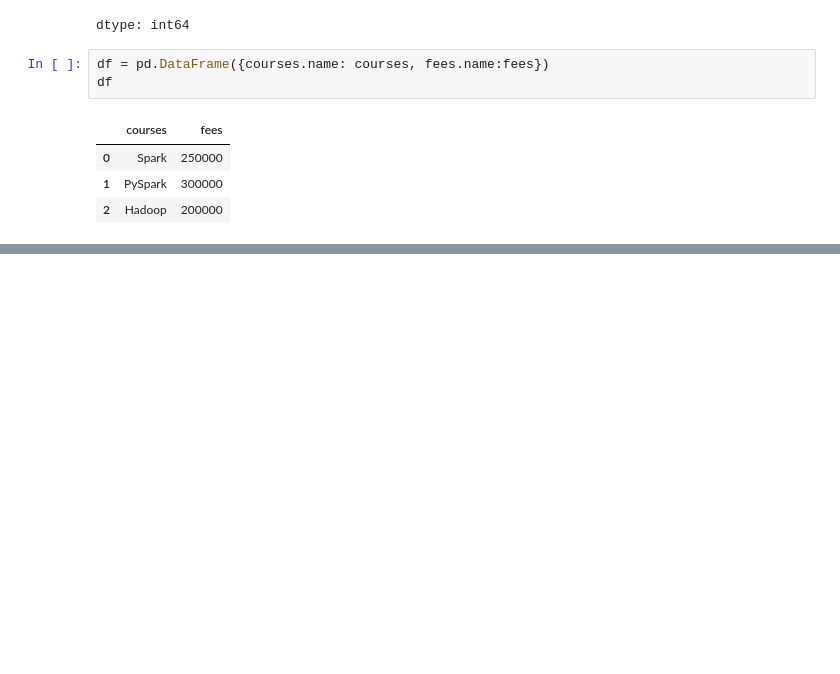
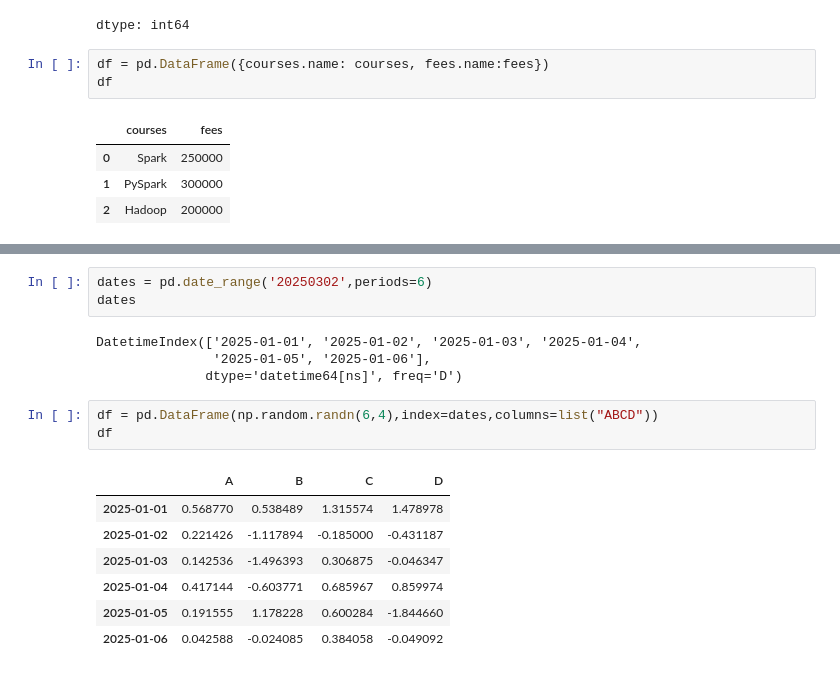
Before and after one commit to leeyunseok110/2025-1-myclass-BDA, a Jupyter notebook: inclass/02w_A_0317_pandas_basic.ipynb, the cells around one changed output, grey strips where cells are left out. Drawn from its saved outputs; the diff is of its cells as text; blank space fills up the shorter version.

```diff
--- a/inclass/02w_A_0317_pandas_basic.ipynb
+++ b/inclass/02w_A_0317_pandas_basic.ipynb
@@ -314,0 +504,18 @@ df
+# %%
+dates = pd.date_range('20250302',periods=6)
+dates
+# %% [output]
+DatetimeIndex(['2025-01-01', '2025-01-02', '2025-01-03', '2025-01-04',
+               '2025-01-05', '2025-01-06'],
+              dtype='datetime64[ns]', freq='D')
+# %%
+df = pd.DataFrame(np.random.randn(6,4),index=dates,columns=list("ABCD"))
+df
+# %% [output]
+|  | A | B | C | D |
+| 2025-01-01 | 0.568770 | 0.538489 | 1.315574 | 1.478978 |
+| 2025-01-02 | 0.221426 | -1.117894 | -0.185000 | -0.431187 |
+| 2025-01-03 | 0.142536 | -1.496393 | 0.306875 | -0.046347 |
+| 2025-01-04 | 0.417144 | -0.603771 | 0.685967 | 0.859974 |
+| 2025-01-05 | 0.191555 | 1.178228 | 0.600284 | -1.844660 |
+| 2025-01-06 | 0.042588 | -0.024085 | 0.384058 | -0.049092 |
```
Also changed, not shown: parts of 34 cells of this notebook.
